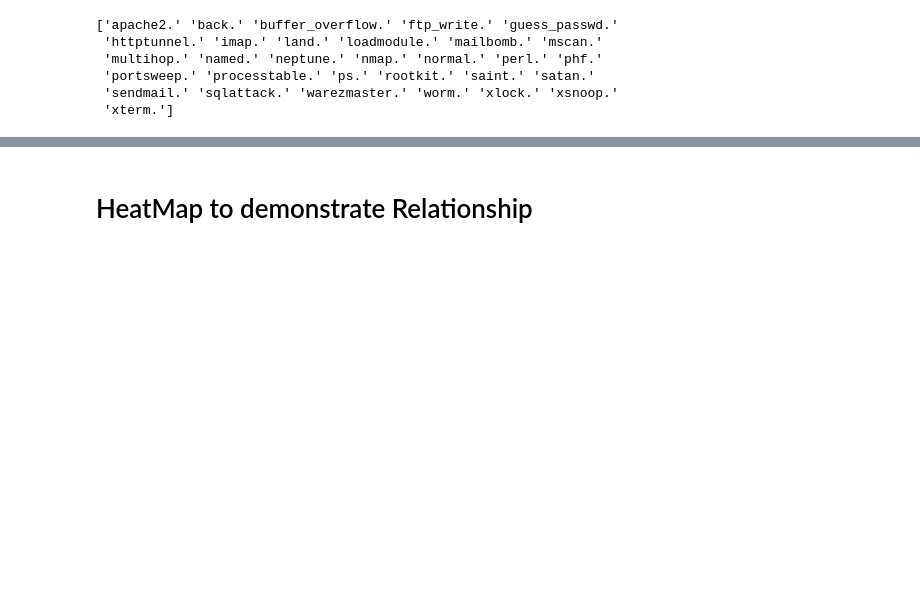
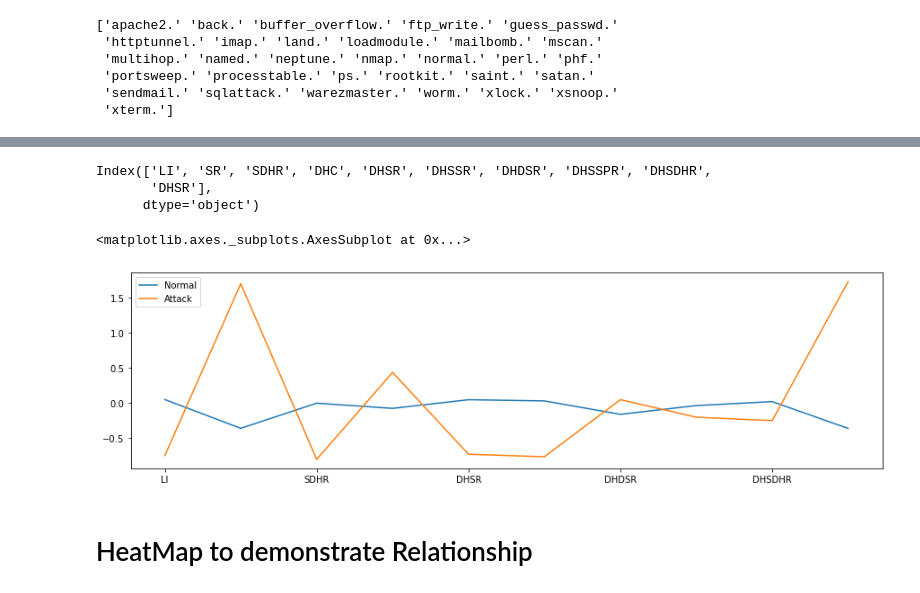
Before and after one commit to alankrit03/Final-Year-Project, a Jupyter notebook: tcp_model.ipynb, the cells around one changed output, grey strips where cells are left out. Saved outputs shown, nothing was run; the diff lists cells and outputs as text; code cells hidden in the pictures; blank space fills up the shorter version.

Commit message:
added multiple graphs

```diff
--- a/tcp_model.ipynb
+++ b/tcp_model.ipynb
@@ -75,0 +87,3 @@ for i in range(len(classes)):
+# %%
+new_df = pd.DataFrame(new_df,columns=tcp.columns)
+new_df
@@ -75,0 +104,5 @@ for i in range(len(classes)):
+# %%
+new_df = new_df.groupby(tcp['result']).mean()
+new_df = new_df.transpose()
+new_df.columns = ['Normal','Attack']
+new_df
@@ -75,0 +127,7 @@ for i in range(len(classes)):
+# %%
+new_df = new_df.loc[['logged_in','serror_rate','srv_diff_host_rate','dst_host_count','dst_host_srv_count',
+                     'dst_host_same_srv_rate','dst_host_diff_srv_rate','dst_host_same_src_port_rate',
+                     'dst_host_srv_diff_host_rate','dst_host_serror_rate'
+                    ]]
+
+new_df
@@ -76,3 +146,15 @@ for i in range(len(classes)):
+# %%
+new_df = new_df.set_index(pd.Index(['LI','SR','SDHR','DHC','DHSR','DHSSR','DHDSR','DHSSPR','DHSDHR','DHSR']))
+new_df.index
+# %% [output]
+Index(['LI', 'SR', 'SDHR', 'DHC', 'DHSR', 'DHSSR', 'DHDSR', 'DHSSPR', 'DHSDHR',
+       'DHSR'],
+      dtype='object')
+# %%
+new_df.plot(figsize=(15,4),x_compat = True)
+# %% [output]
+<matplotlib.axes._subplots.AxesSubplot at 0x...>
+[figure, added]
 # %%
 X = tcp[features]
 y = tcp[target]
```
Also changed, not shown: parts of 13 cells of this notebook, 2 other files.
